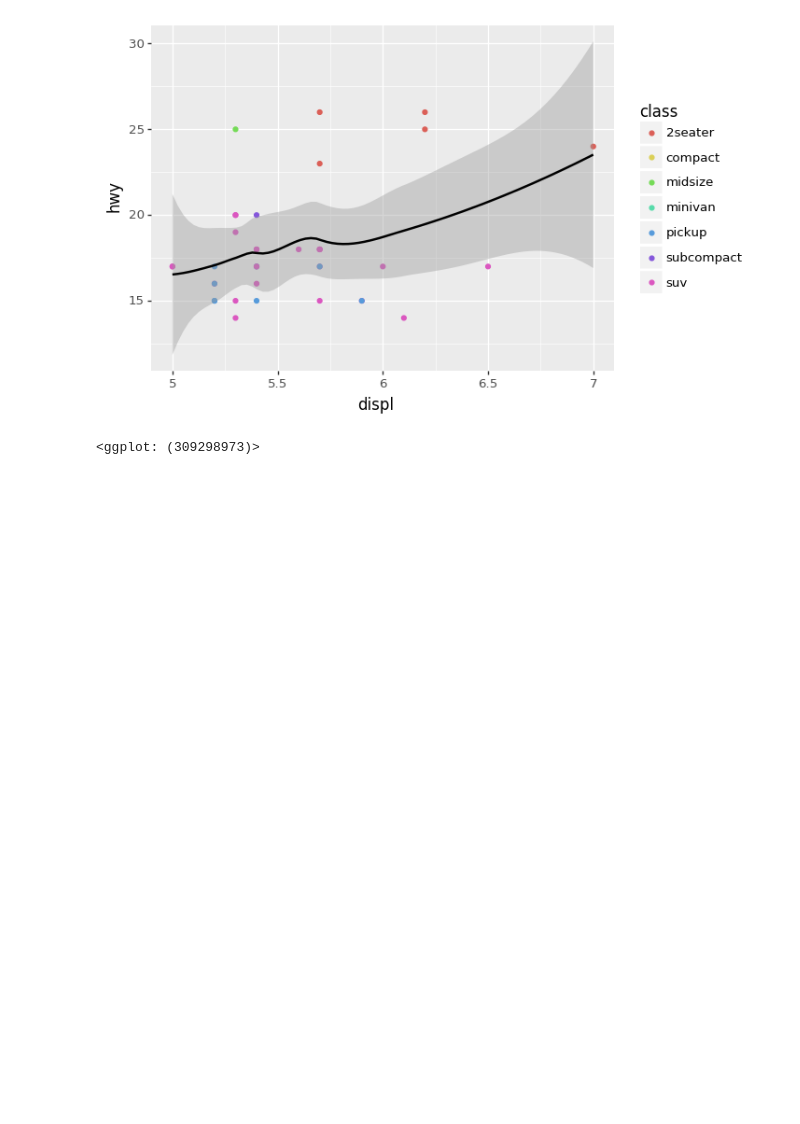
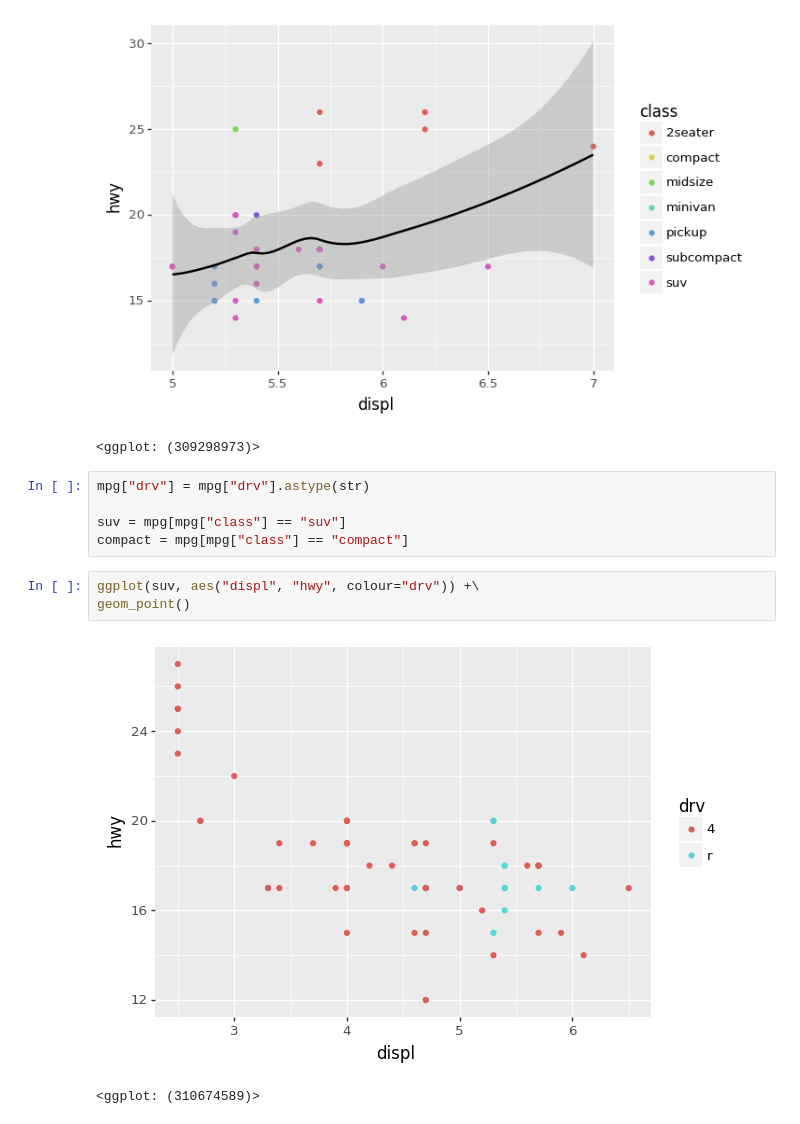
Before and after one commit to jeroenjanssens/r4ds-python-plotnine, a Jupyter notebook: output/r4ds-python-plotnine.ipynb, the cells around one changed output. Saved outputs shown, nothing was run; the diff lists cells and outputs as text; blank space fills up the shorter version.

```diff
--- a/output/r4ds-python-plotnine.ipynb
+++ b/output/r4ds-python-plotnine.ipynb
@@ -1185,3 +1185,14 @@ geom_smooth()
 # %% [output]
 [figure]
 <ggplot: (309298973)>
+# %%
+mpg["drv"] = mpg["drv"].astype(str)
+
+suv = mpg[mpg["class"] == "suv"]
+compact = mpg[mpg["class"] == "compact"]
+# %%
+ggplot(suv, aes("displ", "hwy", colour="drv")) +\
+geom_point()
+# %% [output]
+[figure, added]
+<ggplot: (310674589)>
```
Also changed, not shown: parts of 11 cells of this notebook, 4 other files.
